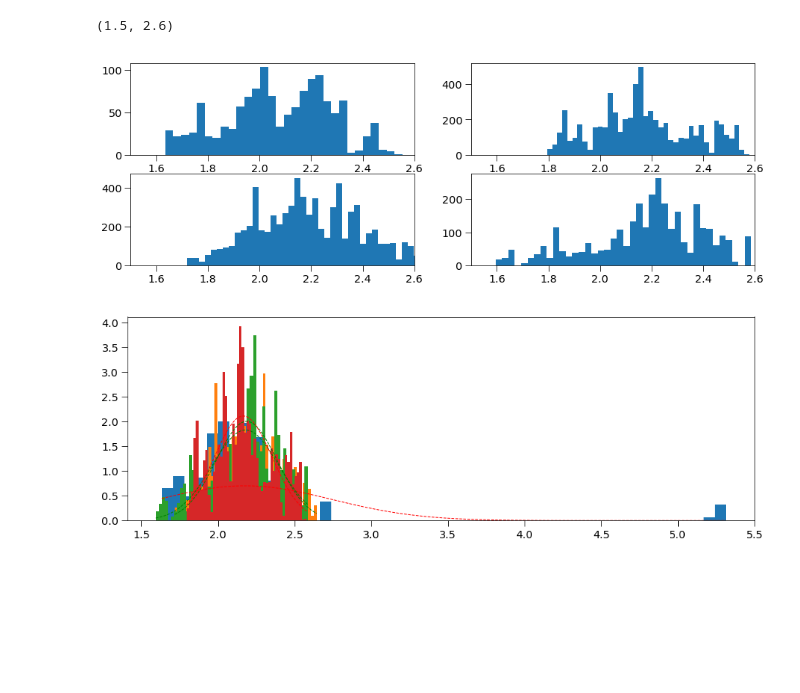
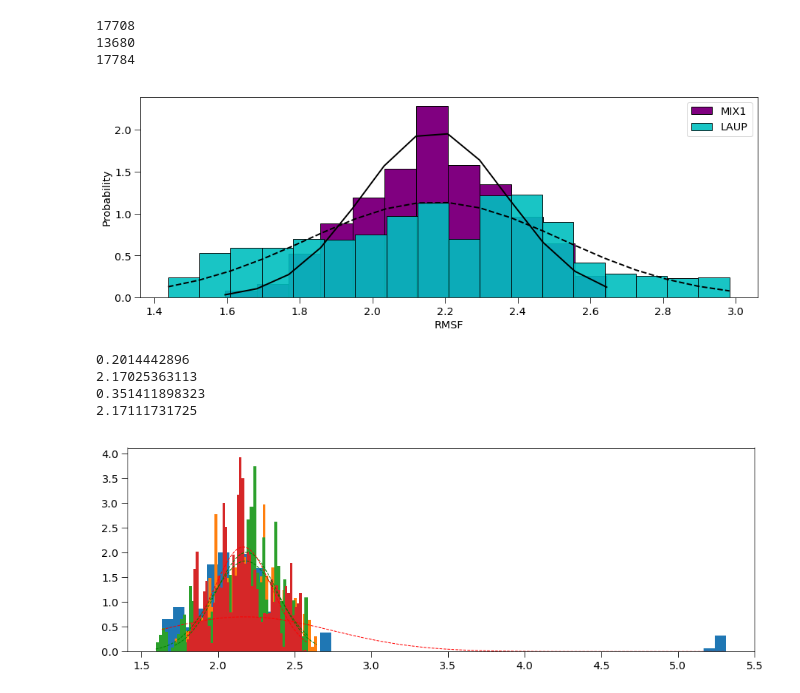
Before and after one commit to fearlessroad/mixed-monolayers, a Jupyter notebook: functions/RMSF.ipynb, the cells around one changed output. Saved outputs shown, nothing was run; the diff lists cells and outputs as text; code cells hidden in the pictures; blank space fills up the shorter version.

Commit message:
edited RMSF plot

```diff
--- a/functions/RMSF.ipynb
+++ b/functions/RMSF.ipynb
@@ -51,23 +44,59 @@ ye = '#ffff66'
 gr = '#99ff99'
 pal = [bl, pu, bg, cy, pi, re, ora, ye, gr]
 # %%
-Laup_data = np.genfromtxt('/gpfs/amarolab/monolayers/MIX1_NaCl0.4_GMX/SA20-3_100ns/rmsf/rmsf_LAUP.xvg', skip_header=17)
-Step_data = np.genfromtxt('/gpfs/amarolab/monolayers/MIX1_NaCl0.4_GMX/SA20-3_100ns/rmsf/rmsf_STEP.xvg', skip_header=17)
-Palp_data = np.genfromtxt('/gpfs/amarolab/monolayers/MIX1_NaCl0.4_GMX/SA20-3_100ns/rmsf/rmsf_PALP.xvg', skip_header=17)
-Myrp_data = np.genfromtxt('/gpfs/amarolab/monolayers/MIX1_NaCl0.4_GMX/SA20-3_100ns/rmsf/rmsf_MYRP.xvg', skip_header=17)
+Laup_data = np.genfromtxt('/gpfs/amarolab/monolayers/MIX1_NaCl0.4_GMX/SA20/SA20-3_100ns/rmsf/rmsf_LAUP.xvg', skip_header=17)
+Step_data = np.genfromtxt('/gpfs/amarolab/monolayers/MIX1_NaCl0.4_GMX/SA20/SA20-3_100ns/rmsf/rmsf_STEP.xvg', skip_header=17)
+Palp_data = np.genfromtxt('/gpfs/amarolab/monolayers/MIX1_NaCl0.4_GMX/SA20/SA20-3_100ns/rmsf/rmsf_PALP.xvg', skip_header=17)
+Myrp_data = np.genfromtxt('/gpfs/amarolab/monolayers/MIX1_NaCl0.4_GMX/SA20/SA20-3_100ns/rmsf/rmsf_MYRP.xvg', skip_header=17)
-# %%
-fig, axs = plt.subplots(2, 2)
-axs[0][0].hist(Laup_data[:,1], bins=120)
-axs[0][1].hist(Step_data[:,1], bins=40)
-axs[1][0].hist(Palp_data[:,1], bins=40)
-axs[1][1].hist(Myrp_data[:,1], bins=40)
-axs[0][0].set_xlim(1.5, 2.6)
-axs[0][1].set_xlim(1.5, 2.6)
-axs[1][0].set_xlim(1.5, 2.6)
-axs[1][1].set_xlim(1.5, 2.6)
-# %% [output]
-(1.5, 2.6)
-[figure, removed]
+# %%
+LA_data = np.genfromtxt('/gpfs/amarolab/monolayers/LAUP_NaCl0.4_GMX/SA20-1_100ns/rmsf/rmsf.xvg', skip_header=17)[:,1]
+data = []
+for i in combined_data:
+    if i > np.mean(combined_data)+2*(np.std(combined_data)):
+        continue
+    else:
+        data.append(i)
+print(len(data))
+print(len(LA_data))
+print(len(combined_data))
+# %% [output]
+17708
+13680
+17784
+# %%
+#combine data
+#datas = Laup_data[:,1]
+#print(data)
+combined_data = np.append(Laup_data[:,1], Step_data[:,1])
+combined_data = np.append(combined_data, Palp_data[:,1])
+combined_data = np.append(combined_data, Myrp_data[:,1])
+#print(combined_data)
+#print(len(combined_data))
+#plt.hist(combined_data, bins=30)
+#plt.hist(LA_data, bins=12)
+#print(Laup_data[0])
+nP, bP, pP = plt.hist(data, 12, normed=1, color='purple', label='MIX1', edgecolor='k')
+nL, bL, pL = plt.hist(LA_data, 18, normed=1, color='c', label='LAUP', edgecolor='k', alpha=0.9)
+yL = mlab.normpdf(bL, np.mean(LA_data), np.std(LA_data))
+yP = mlab.normpdf(bP, np.mean(data), np.std(data))
+lP = plt.plot(bP, yP, 'k', linewidth=2)
+lL = plt.plot(bL, yL, 'k--', linewidth=2)
+plt.legend(loc=1)
+plt.xlabel('RMSF')
+plt.ylabel('Probability')
+plt.savefig('/home/adommer/Desktop/RMSF_dist.png', dpi=300)
+# %% [output]
+[figure, added]
+# %%
+print(np.std(data))
+print(np.mean(data))
+print(np.std(LA_data))
+print(np.mean(LA_data))
+# %% [output]
+0.2014442896
+2.17025363113
+0.351411898323
+2.17111731725
 # %%
 MIX1_data = np.genfromtxt('/gpfs/amarolab/monolayers/MIX1_NaCl0.4_GMX/SA20-3_100ns/rmsf/rmsf.xvg', skip_header=17)
 # %%
```
Also changed, not shown: parts of 1 cell of this notebook, 1 other file.
